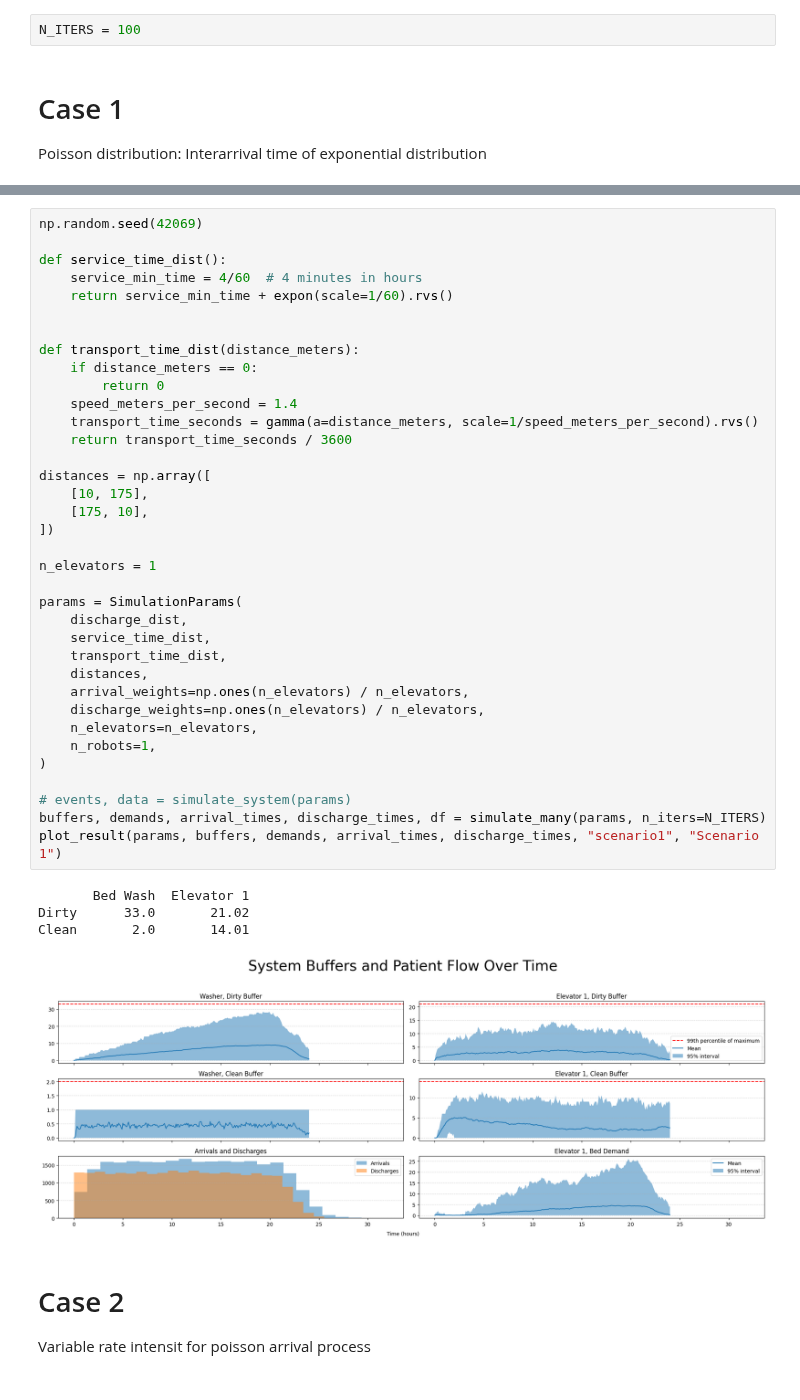
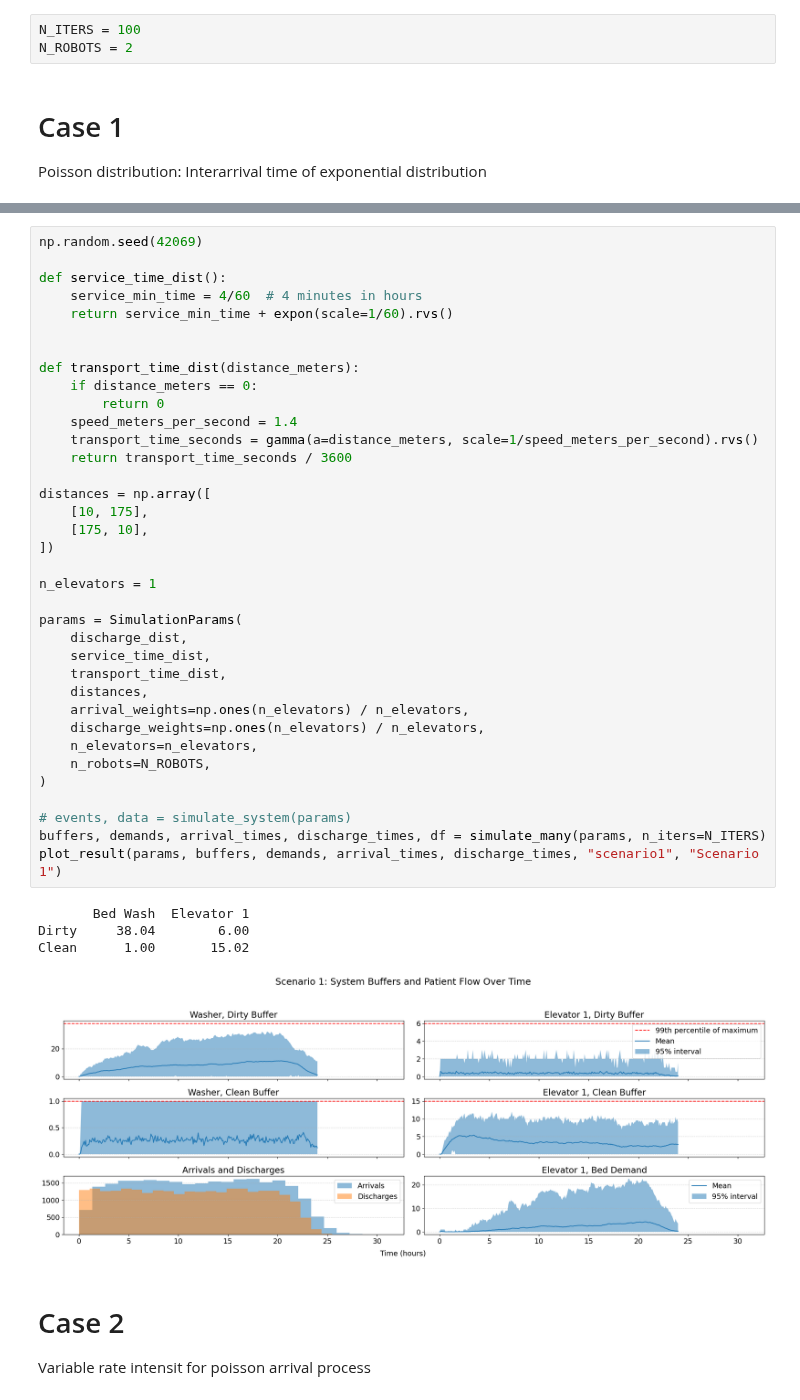
Before and after one commit to AntonJorg/stochastic_simulation, a Jupyter notebook: project2/cases.ipynb, the cells around one changed output, grey strips where cells are left out. Cells and saved outputs as stored; diff of their text form.

Commit message:
results w/ 2 robots

```diff
--- a/project2/cases.ipynb
+++ b/project2/cases.ipynb
@@ -5,6 +5,7 @@ from scipy.stats import expon, gamma
 from simulation_loop import simulate_many, SimulationParams, plot_result
 # %%
 N_ITERS = 100
+N_ROBOTS = 2
 # %% [markdown]
 # Case 1
 Poisson distribution: Interarrival time of exponential distribution
@@ -29,37 +30,37 @@ def service_time_dist():
 
 def transport_time_dist(distance_meters):
     if distance_meters == 0:
         return 0
     speed_meters_per_second = 1.4
     transport_time_seconds = gamma(a=distance_meters, scale=1/speed_meters_per_second).rvs()
     return transport_time_seconds / 3600
 
 distances = np.array([
     [10, 175],
     [175, 10],
 ])
 
 n_elevators = 1
 
 params = SimulationParams(
     discharge_dist,
     service_time_dist,
     transport_time_dist,
     distances,
     arrival_weights=np.ones(n_elevators) / n_elevators,
     discharge_weights=np.ones(n_elevators) / n_elevators,
     n_elevators=n_elevators,
-    n_robots=1,
+    n_robots=N_ROBOTS,
 )
 
 # events, data = simulate_system(params)
 buffers, demands, arrival_times, discharge_times, df = simulate_many(params, n_iters=N_ITERS)
 plot_result(params, buffers, demands, arrival_times, discharge_times, "scenario1", "Scenario 1")
 # %% [output]
        Bed Wash  Elevator 1
-Dirty      33.0       21.02
-Clean       2.0       14.01
+Dirty     38.04        6.00
+Clean      1.00       15.02
-[figure, old version]
+[figure, new version]
 # %% [markdown]
 # Case 2
 Variable rate intensit for poisson arrival process
```
Also changed, not shown: parts of 4 cells of this notebook, 8 other files.
